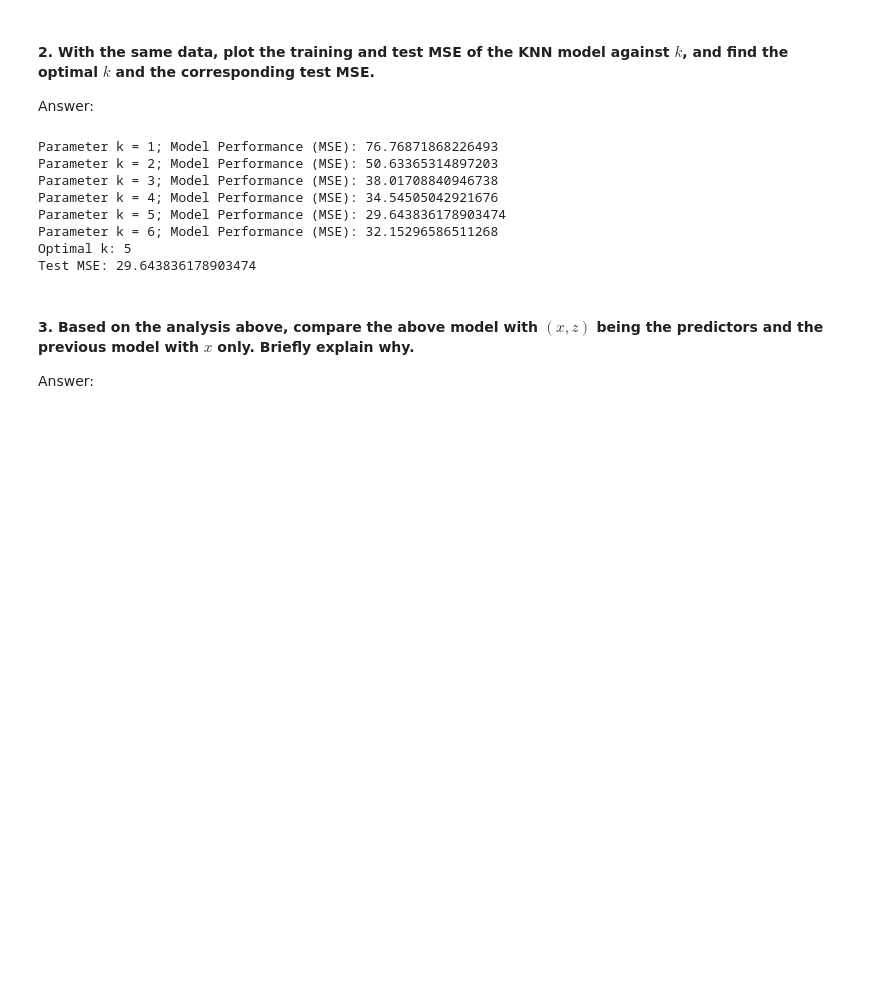
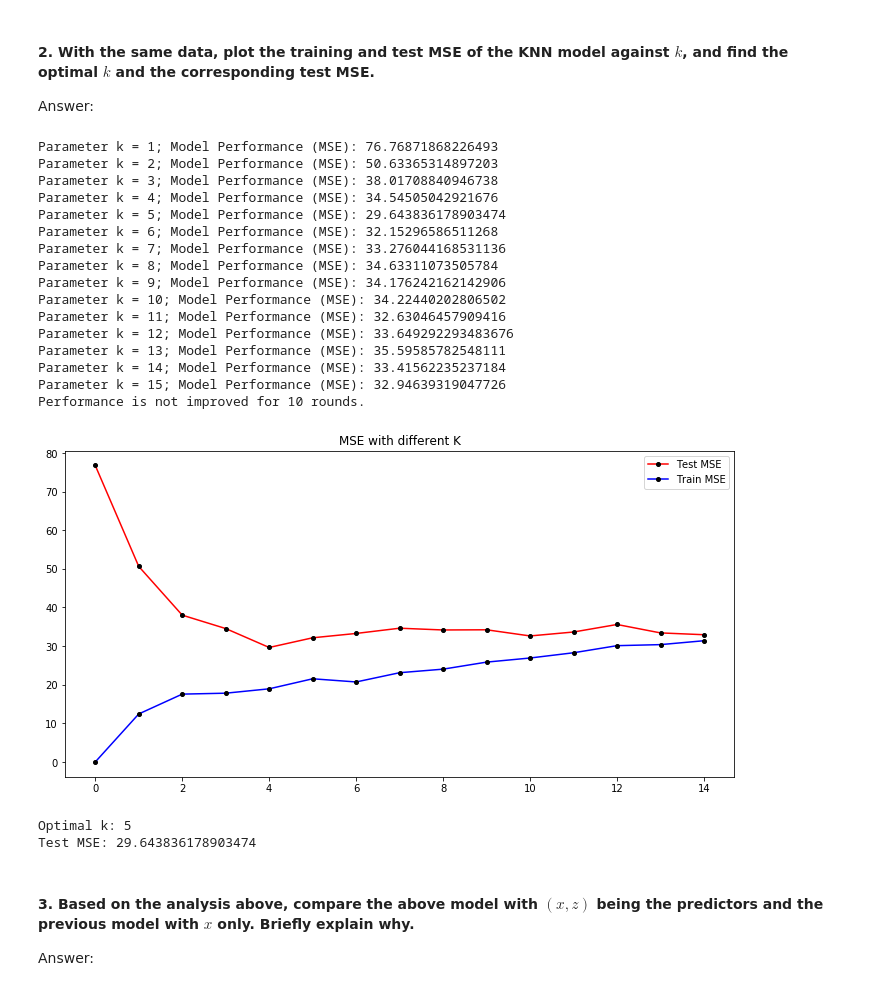
Before and after one commit to VincentGaoHJ/Course-DBA5106, a Jupyter notebook: assignment/IndividualAssignment1/A0218869J--HaojunGao.ipynb, the cells around one changed output. Saved outputs shown, nothing was run; the diff lists cells and outputs as text; code cells hidden in the pictures; blank space fills up the shorter version.

```diff
--- a/assignment/IndividualAssignment1/A0218869J--HaojunGao.ipynb
+++ b/assignment/IndividualAssignment1/A0218869J--HaojunGao.ipynb
@@ -174,35 +175,66 @@ Model Performance (MSE): 32.94639319047726
 #### 2.	With the same data, plot the training and test MSE of the KNN model against $k$, and find the optimal $k$ and the corresponding test MSE.
 
 Answer:
+# %%
+def plot_k(mse_test, mse_train = False):
+    fig = plt.figure(figsize=(12, 6))
+    plt.plot(mse_test,  color = 'red',marker = '.', markersize = 8,
+                 markeredgecolor = 'black', markerfacecolor = 'black', label = 'Test MSE')
+    if mse_train:
+        plt.plot(mse_train,  color = 'blue', marker = '.', markersize = 8,
+             markeredgecolor = 'black', markerfacecolor = 'black',label = 'Train MSE')
+    plt.legend()
+    plt.title('MSE with different K')
+    plt.show()
 # %%
-def train_model(train_x, test_x, y, y_test, is_print = True):
+def train_model(train_x, test_x, y, y_test, is_print = True, is_plot = False):
     k = 0
     # Initialize
-    optimal_mse, currenct_mse = 0,0
-    while optimal_mse == currenct_mse:
+    # Parameter 'not_improve': training will stop when performance is not improved for 10 rounds
+    optimal_mse, currenct_mse, not_improve = 0,0,0
+    mse_lst_train, mse_lst_test = [], []
+    while not_improve < 10:
         # set k for this training round
         k += 1
         # train & predict & measure
         knn = KNeighborsRegressor(n_neighbors=k)
         knn.fit(train_x, y)
-        y_predict = knn.predict(test_x)
-        currenct_mse = mse(y_test, y_predict)
-        optimal_mse = currenct_mse if currenct_mse <= optimal_mse or k == 1 else optimal_mse
+        mse_lst_test.append(mse(y_test, knn.predict(test_x)))
+        mse_lst_train.append(mse(y, knn.predict(train_x)))
+        currenct_mse = mse_lst_test[-1]
+        if currenct_mse <= optimal_mse or optimal_mse == 0:
+            optimal_mse = currenct_mse
+            not_improve = 0
+        else:
+            not_improve += 1
         if is_print: print(f'Parameter k = {k}; Model Performance (MSE): {currenct_mse}')
-    return k-1, optimal_mse
+    if is_print: print('Performance is not improved for 10 rounds.')
+    if is_plot: plot_k(mse_lst_test, mse_lst_train)
+    return k - not_improve, optimal_mse
 # %%
 # stop looking for the optimal k when test MSE no longer decreases as k goes up.
-k, optimal_mse = train_model(train_x, test_x, y, y_test)
+k, optimal_mse = train_model(train_x, test_x, y, y_test, is_plot = True)
 print(f'Optimal k: {k}\nTest MSE: {optimal_mse}')
 # %% [output]
 Parameter k = 1; Model Performance (MSE): 76.76871868226493
 Parameter k = 2; Model Performance (MSE): 50.63365314897203
 Parameter k = 3; Model Performance (MSE): 38.01708840946738
 Parameter k = 4; Model Performance (MSE): 34.54505042921676
 Parameter k = 5; Model Performance (MSE): 29.643836178903474
 Parameter k = 6; Model Performance (MSE): 32.15296586511268
-Optimal k: 5
-Test MSE: 29.643836178903474
+Parameter k = 7; Model Performance (MSE): 33.276044168531136
+Parameter k = 8; Model Performance (MSE): 34.63311073505784
+Parameter k = 9; Model Performance (MSE): 34.176242162142906
+Parameter k = 10; Model Performance (MSE): 34.22440202806502
+Parameter k = 11; Model Performance (MSE): 32.63046457909416
+Parameter k = 12; Model Performance (MSE): 33.649292293483676
+Parameter k = 13; Model Performance (MSE): 35.59585782548111
+Parameter k = 14; Model Performance (MSE): 33.41562235237184
+Parameter k = 15; Model Performance (MSE): 32.94639319047726
+Performance is not improved for 10 rounds.
+[figure, added]
+Optimal k: 5
+Test MSE: 29.643836178903474
 # %% [markdown]
 
 #### 3.	Based on the analysis above, compare the above model with $(x, z)$ being the predictors and the previous model with $x$ only. Briefly explain why.
```
Also changed, not shown: parts of 5 cells of this notebook, 9 other files.
